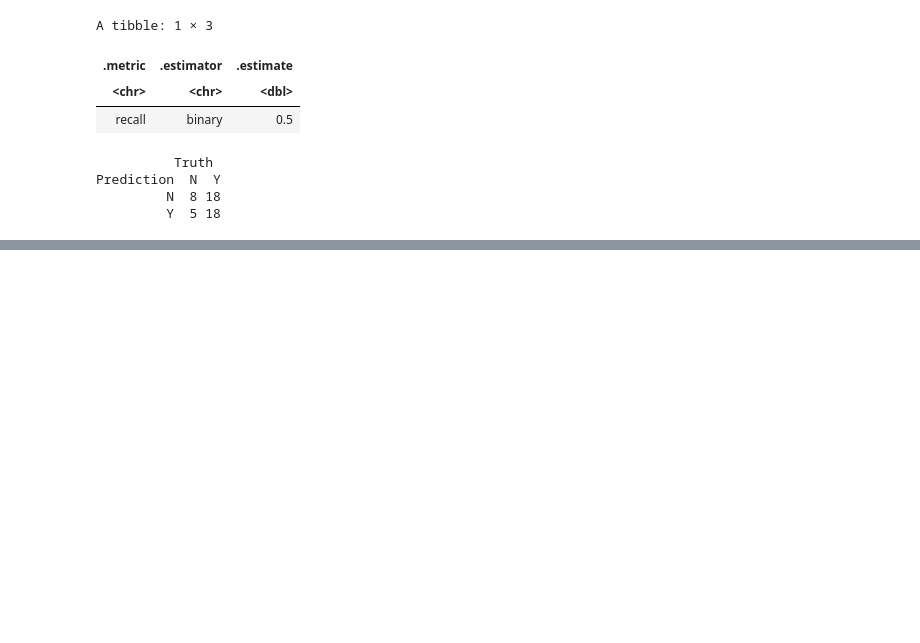
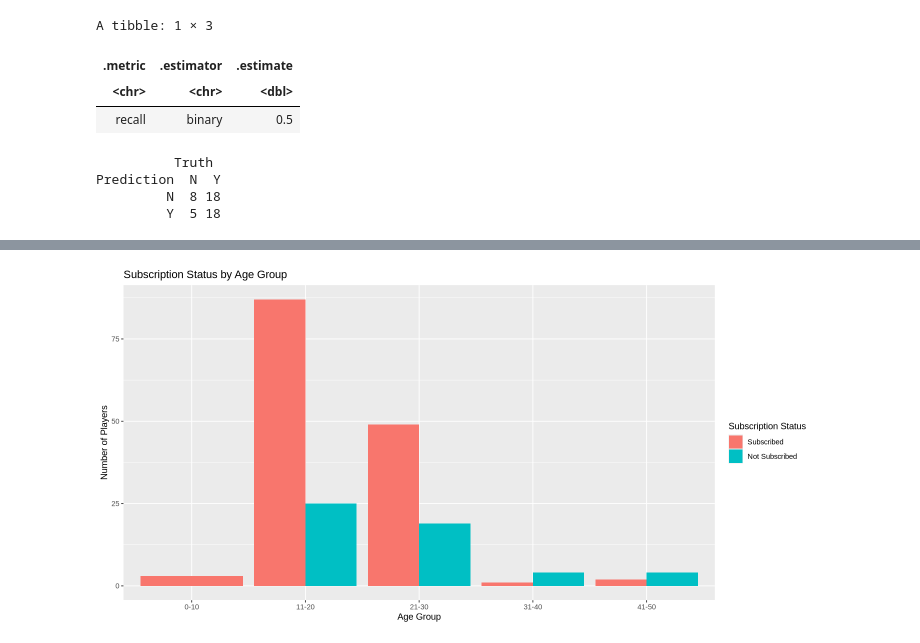
Before and after one commit to zchen189/Group-Project, a Jupyter notebook: data/Group_Project.ipynb, the cells around one changed output, grey strips where cells are left out. Drawn from its saved outputs; the diff is of its cells as text; code cells hidden in the pictures; blank space fills up the shorter version.

```diff
--- a/data/Group_Project.ipynb
+++ b/data/Group_Project.ipynb
@@ -327,0 +430,17 @@ acc
+# %%
+players_data <- players_data %>%
+  mutate(Age_Group = cut(Age,
+                         breaks = c(0, 10, 20, 30, 40, 50, 100),
+                         labels = c("0-10", "11-20", "21-30", "31-40", "41-50", "51+"),
+                         right = TRUE)) %>%
+filter(!is.na (Age_Group))
+
+age <- ggplot(players_data, aes(x = Age_Group, fill = as.factor(subscribe))) +
+  geom_bar(position = "dodge") +
+  labs(title = "Subscription Status by Age Group",
+       x = "Age Group",
+       y = "Number of Players",
+       fill = "Subscription Status")
+age
+# %% [output]
+[figure, added]
```
Also changed, not shown: parts of 8 cells of this notebook.
